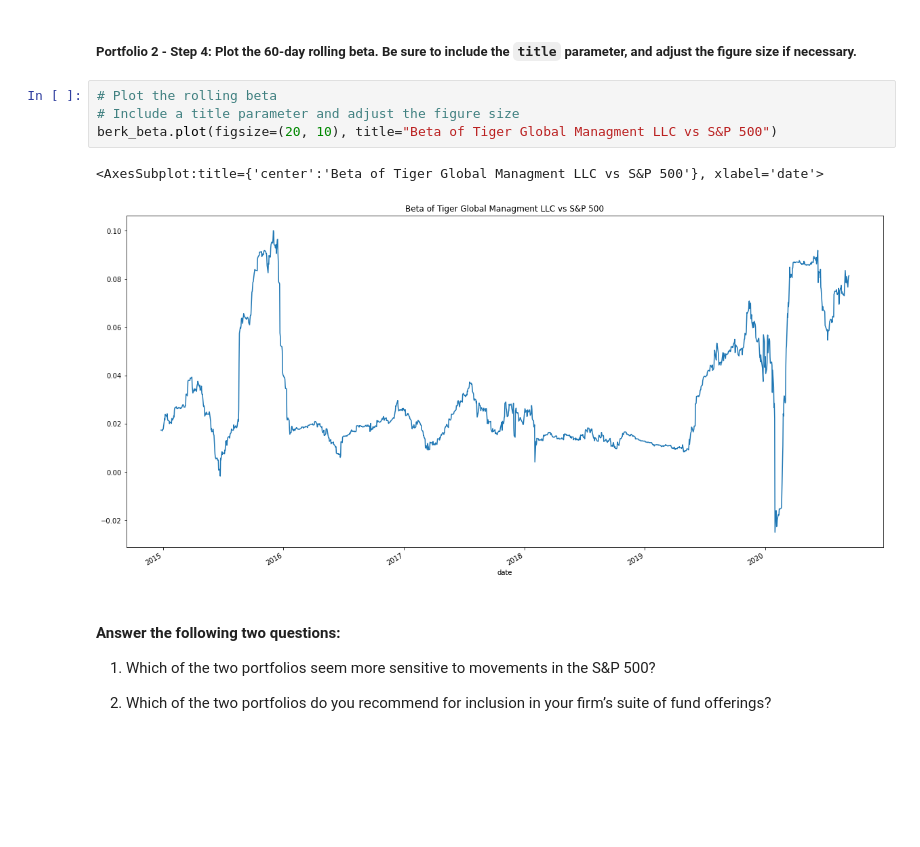
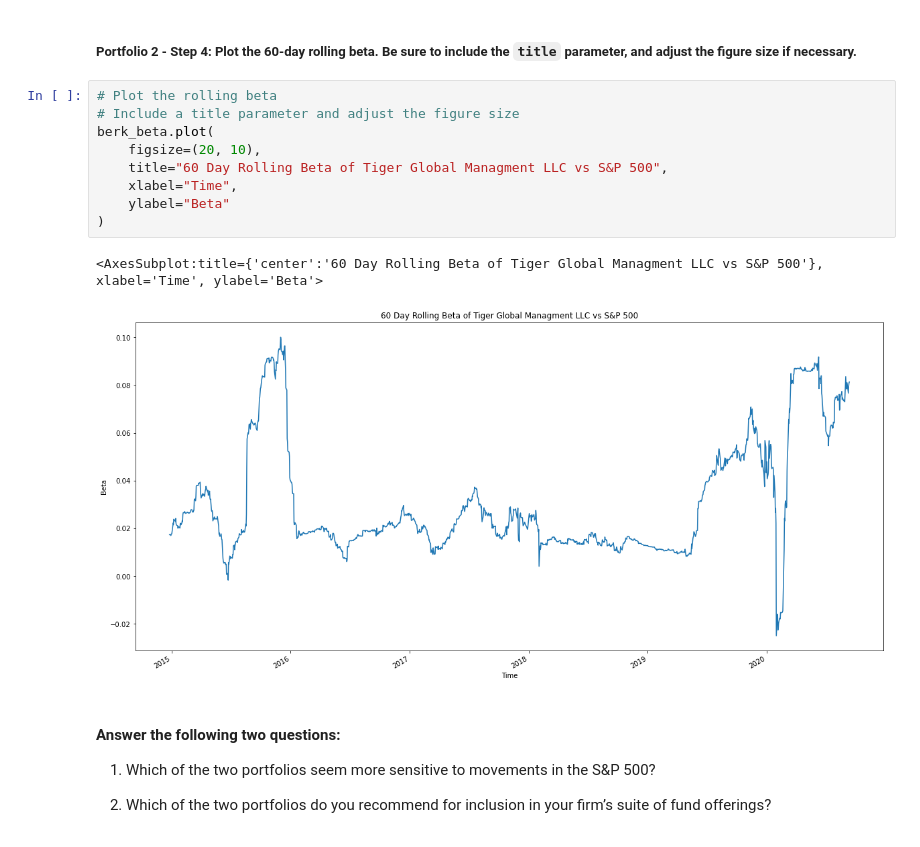
Before and after one commit to kheller18/retirement-portfolio-planning, a Jupyter notebook: risk_return_analysis.ipynb, the cells around one changed output. Cells and saved outputs as stored; diff of their text form; blank space fills up the shorter version.

```diff
--- a/risk_return_analysis.ipynb
+++ b/risk_return_analysis.ipynb
@@ -477,10 +508,15 @@ berk_beta.mean()
 # %%
 # Plot the rolling beta
 # Include a title parameter and adjust the figure size
-berk_beta.plot(figsize=(20, 10), title="Beta of Tiger Global Managment LLC vs S&P 500")
+berk_beta.plot(
+    figsize=(20, 10),
+    title="60 Day Rolling Beta of Tiger Global Managment LLC vs S&P 500",
+    xlabel="Time",
+    ylabel="Beta"
+)
 # %% [output]
-<AxesSubplot:title={'center':'Beta of Tiger Global Managment LLC vs S&P 500'}, xlabel='date'>
+<AxesSubplot:title={'center':'60 Day Rolling Beta of Tiger Global Managment LLC vs S&P 500'}, xlabel='Time', ylabel='Beta'>
-[figure, old version]
+[figure, new version]
 # %% [markdown]
 #### Answer the following two questions:
 
```
Also changed, not shown: parts of 7 cells of this notebook, 1 other file.
